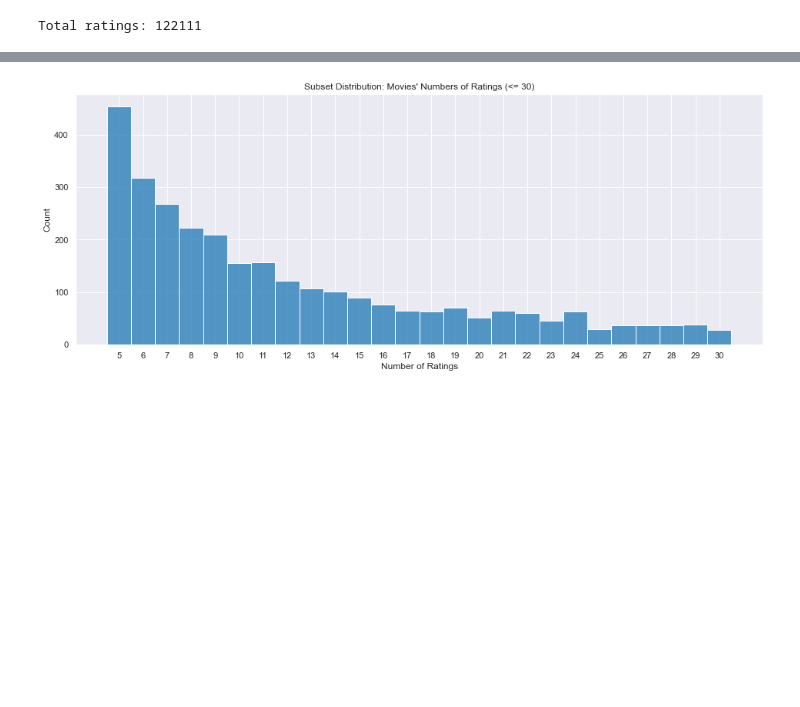
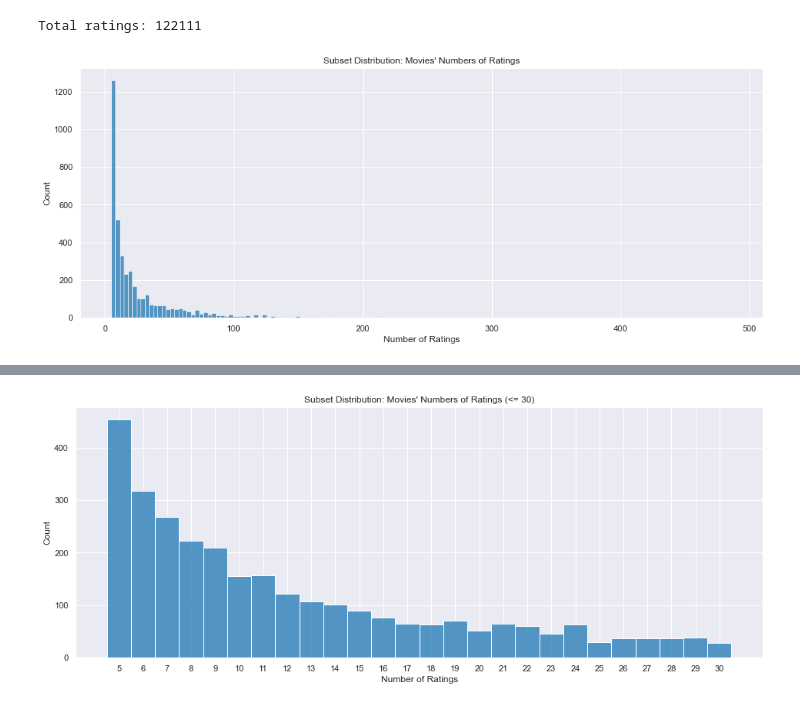
Before and after one commit to willcd/module4-project, a Jupyter notebook: notebook.ipynb, the cells around one changed output, grey strips where cells are left out. Cells and saved outputs as stored; diff of their text form; code cells hidden in the pictures; blank space fills up the shorter version.

```diff
--- a/notebook.ipynb
+++ b/notebook.ipynb
@@ -478,3 +515,11 @@ Unique users: 953
 print("Total ratings:", len(final_subset))
 # %% [output]
 Total ratings: 122111
+# %%
+fig = plt.figure(figsize=(16,6))
+
+ax = sns.histplot(data=final_movie_stats, x='count')
+ax.set_xlabel('Number of Ratings')
+ax.set_title("Subset Distribution: Movies' Numbers of Ratings");
+# %% [output]
+[figure, added]
```
Also changed, not shown: parts of 80 cells of this notebook, 1 other file.
